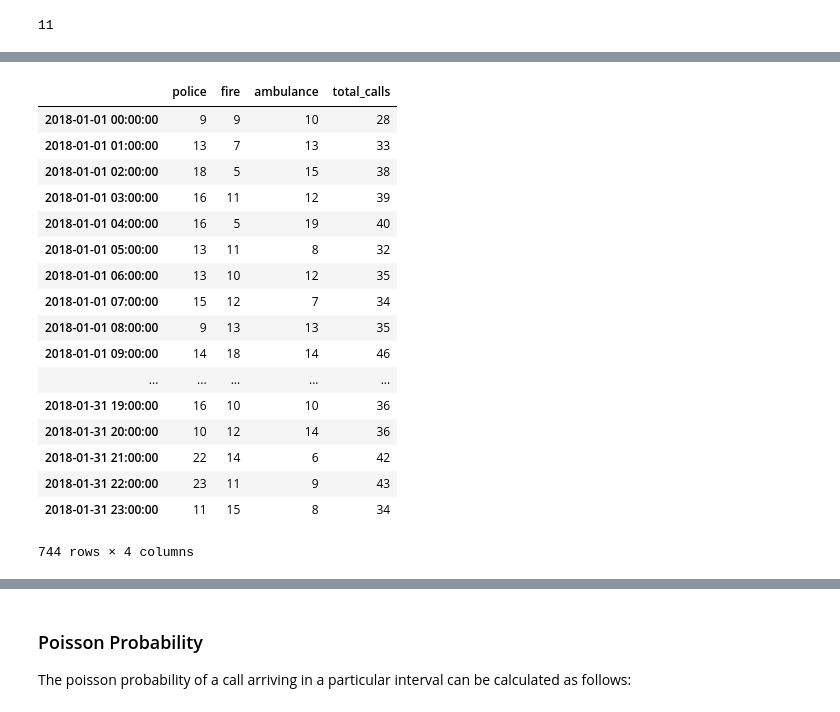
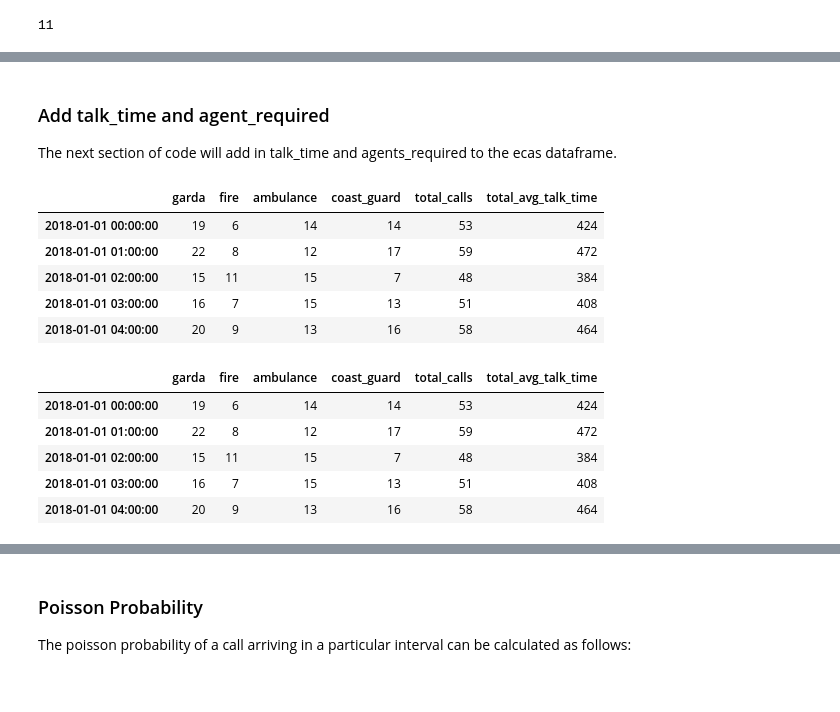
Before and after one commit to moranneil/Programming-For-Data-Analysis-Project-2019, a Jupyter notebook: Programming-For-Data-Analysis-Project-2019.ipynb, the cells around one changed output, grey strips where cells are left out. Drawn from its saved outputs; the diff is of its cells as text; code cells hidden in the pictures.

```diff
--- a/Programming-For-Data-Analysis-Project-2019.ipynb
+++ b/Programming-For-Data-Analysis-Project-2019.ipynb
@@ -128,4 +161,4 @@ ecas_ambulance.head()
 # %%
-ecas = ecas_police
+ecas = ecas_garda
 ecas.head()
 # %% [output]
@@ -181,0 +221,4 @@ ecas.head()
+# %%
+# Adding the coast_guard column to the ecas Dataframe, the ecas columns will consist of garda, fire, ambulance and coast_guard
+ecas['coast_guard'] = ecas_coast_guard['coast_guard'].values
+ecas.head()
@@ -182,6 +232,6 @@ ecas.head()
 # %%
-# Sum columns police, fire, ambulance to give a new column total_calls
+# Sum columns garda, fire, ambulance, coast_guard to give a new column total_calls
 # Reference: https://stackoverflow.com/questions/34023918/make-new-column-in-panda-dataframe-by-adding-values-from-other-columns/34023971
-ecas['total_calls'] = ecas['police'] + ecas['fire'] + ecas['ambulance']
+ecas['total_calls'] = ecas['garda'] + ecas['fire'] + ecas['ambulance'] + ecas['coast_guard']
 ecas
 # %% [output]
@@ -210,25 +274,27 @@ ecas['total_calls'].sum()
+# %% [markdown]
+### Add talk_time and agent_required
+
+The next section of code will add in talk_time and agents_required to the ecas dataframe.
+# %%
+ecas['total_avg_talk_time'] = ecas['total_calls'] * 8
+ecas.head()
+# %% [output]
+|  | garda | fire | ambulance | coast_guard | total_calls | total_avg_talk_time |
+| 2018-01-01 00:00:00 | 19 | 6 | 14 | 14 | 53 | 424 |
+| 2018-01-01 01:00:00 | 22 | 8 | 12 | 17 | 59 | 472 |
+| 2018-01-01 02:00:00 | 15 | 11 | 15 | 7 | 48 | 384 |
+| 2018-01-01 03:00:00 | 16 | 7 | 15 | 13 | 51 | 408 |
+| 2018-01-01 04:00:00 | 20 | 9 | 13 | 16 | 58 | 464 |
 # %%
 ecas_jan = ecas.loc['2018-01-01':'2018-01-31']
-ecas_jan
+ecas_jan.head()
 # %% [output]
-|  | police | fire | ambulance | total_calls |
-| 2018-01-01 00:00:00 | 9 | 9 | 10 | 28 |
-| 2018-01-01 01:00:00 | 13 | 7 | 13 | 33 |
-| 2018-01-01 02:00:00 | 18 | 5 | 15 | 38 |
-| 2018-01-01 03:00:00 | 16 | 11 | 12 | 39 |
-| 2018-01-01 04:00:00 | 16 | 5 | 19 | 40 |
-| 2018-01-01 05:00:00 | 13 | 11 | 8 | 32 |
-| 2018-01-01 06:00:00 | 13 | 10 | 12 | 35 |
-| 2018-01-01 07:00:00 | 15 | 12 | 7 | 34 |
-| 2018-01-01 08:00:00 | 9 | 13 | 13 | 35 |
-| 2018-01-01 09:00:00 | 14 | 18 | 14 | 46 |
-| ... | ... | ... | ... | ... |
-| 2018-01-31 19:00:00 | 16 | 10 | 10 | 36 |
-| 2018-01-31 20:00:00 | 10 | 12 | 14 | 36 |
-| 2018-01-31 21:00:00 | 22 | 14 | 6 | 42 |
-| 2018-01-31 22:00:00 | 23 | 11 | 9 | 43 |
-| 2018-01-31 23:00:00 | 11 | 15 | 8 | 34 |
+|  | garda | fire | ambulance | coast_guard | total_calls | total_avg_talk_time |
+| 2018-01-01 00:00:00 | 19 | 6 | 14 | 14 | 53 | 424 |
+| 2018-01-01 01:00:00 | 22 | 8 | 12 | 17 | 59 | 472 |
+| 2018-01-01 02:00:00 | 15 | 11 | 15 | 7 | 48 | 384 |
+| 2018-01-01 03:00:00 | 16 | 7 | 15 | 13 | 51 | 408 |
+| 2018-01-01 04:00:00 | 20 | 9 | 13 | 16 | 58 | 464 |
-744 rows × 4 columns
 # %%
 ecas_jan['total_calls'].sum()
 # %% [output]
```
Also changed, not shown: parts of 24 cells of this notebook.
